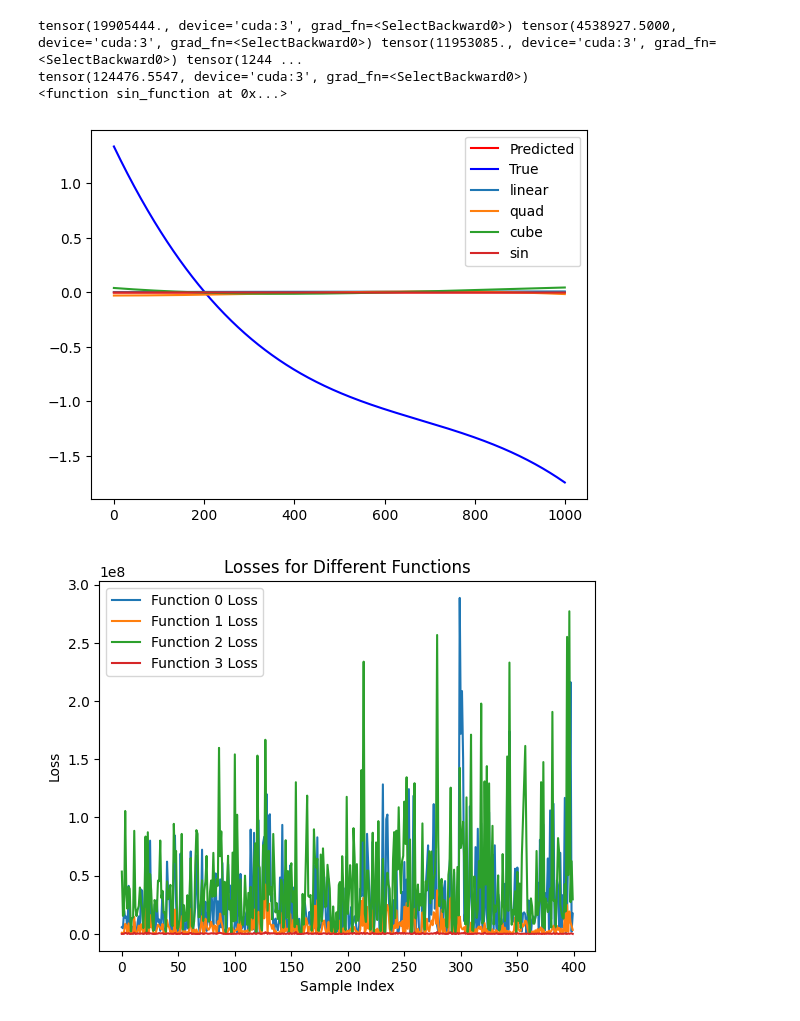
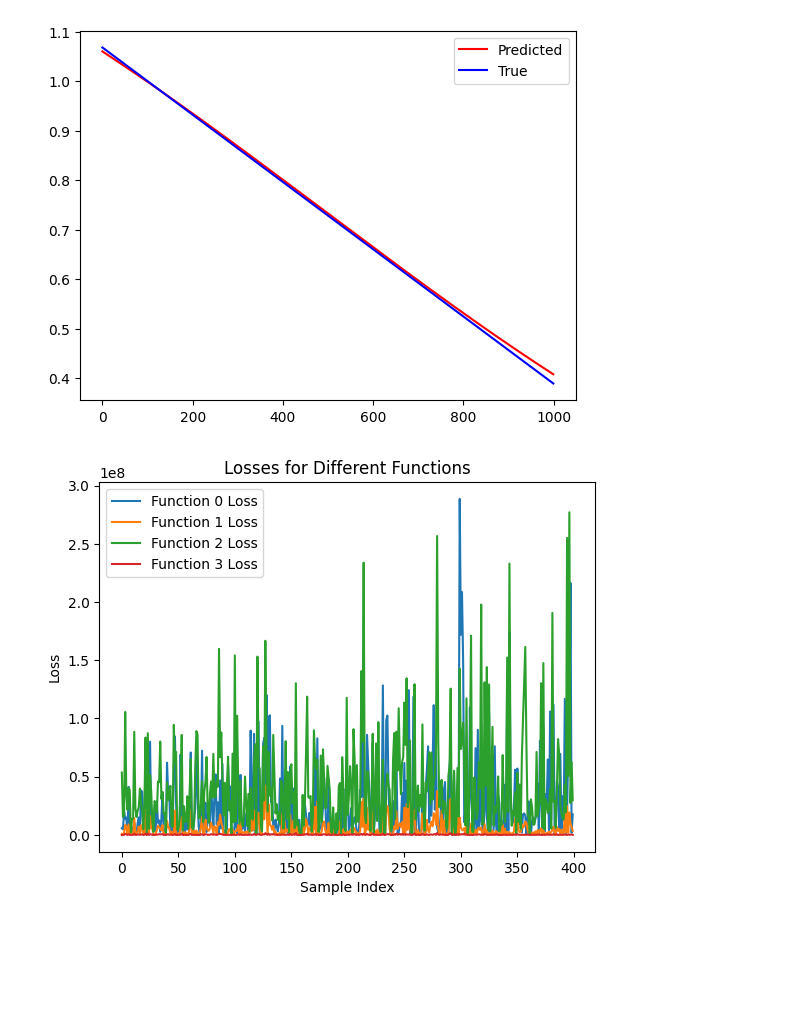
Before and after one commit to ctsai64/MultiFunc, a Jupyter notebook: muli_func_extensible.ipynb, the cells around one changed output. Drawn from its saved outputs; the diff is of its cells as text; code cells hidden in the pictures; blank space fills up the shorter version.

```diff
--- a/muli_func_extensible.ipynb
+++ b/muli_func_extensible.ipynb
@@ -283,9 +278,9 @@ def generate_data(x, num_params, function, drange=[-1,1], sample_size=1000, devi
     return torch.sum(out, dim=3)
 # %%
 sample_size = 10000
-batch_size = 500
+batch_size = 50
 data_range = [-1, 1]
-num_funcs = 4
+num_funcs = 3
 
 x_values = torch.linspace(data_range[0], data_range[1], 1000)
 
@@ -301,7 +296,7 @@ cube_full = cube.generate()
 sin = Sin_func(x=x_values, range=data_range, sample_size=sample_size, device=device)
 sin_full = sin.generate()
 
-all_data = DataLoader(torch.vstack((lin_full, quad_full, cube_full, sin_full)), batch_size=batch_size, shuffle=True)
+all_data = DataLoader(torch.vstack([cube_full, quad_full, lin_full]), batch_size=batch_size, shuffle=True)#,sin_full)), batch_size=batch_size, shuffle=True)
 # %%
 for i in range(10):
     r = np.random.randint(sample_size)
@@ -318,11 +313,11 @@ loss_func = nn.MSELoss()
 optimizer = optim.Adam(model.parameters(), lr=0.001)
 scheduler = StepLR(optimizer, step_size=10, gamma=0.1)
 # %%
-functions = [[linear_function, quadratic_function, cubic_function, sin_function], [2,3,4,3]]
-model = Multi_Func(functions=functions, x_data=x_values, input_channels=1, device=device).to(device)
+model = Multi_Func(functions=[[linear_function, quadratic_function, cubic_function], [2,3,4]], x_data=x_values, input_channels=1, device=device).to(device)
 loss_func = nn.MSELoss()
 optimizer = optim.Adam(model.parameters(), lr=0.001)
 scheduler = StepLR(optimizer, step_size=10, gamma=0.1)
+
 epochs = 20
 for epoch in range(epochs):
     start_time = time.time()
@@ -403,22 +386,19 @@ t_data = torch.vstack([t_lin_full, t_quad_full, t_cube_full, t_sin_full])
 # %%
 model.eval
 best_outs, best_losses, best_funcs, outputs, losses = model(t_data)
 rand = np.random.randint(0, t_sample_size*4)
-print(losses[0][rand], losses[1][rand],losses[2][rand],losses[3][rand])
-print(best_losses[rand])
-print(best_funcs[rand])
+#print(losses[0][rand], losses[1][rand],losses[2][rand],losses[3][rand])
+#print(best_losses[rand])
+#print(best_funcs[rand])
 plt.plot(best_outs[rand].detach().cpu().numpy(), "r", label='Predicted')
 plt.plot(t_data[rand].detach().cpu().numpy(), "b", label='True')
-plt.plot(outputs[0][rand].detach().cpu().numpy(), '-', label='linear')
-plt.plot(outputs[1][rand].detach().cpu().numpy(), '-', label='quad')
-plt.plot(outputs[2][rand].detach().cpu().numpy(), '-', label='cube')
-plt.plot(outputs[3][rand].detach().cpu().numpy(), '-', label='sin')
+#plt.plot(outputs[0][rand].detach().cpu().numpy(), '-', label='linear')
+#plt.plot(outputs[1][rand].detach().cpu().numpy(), '-', label='quad')
+#plt.plot(outputs[2][rand].detach().cpu().numpy(), '-', label='cube')
+#plt.plot(outputs[3][rand].detach().cpu().numpy(), '-', label='sin')
 plt.legend();
 # %% [output]
-tensor(19905444., device='cuda:3', grad_fn=<SelectBackward0>) tensor(4538927.5000, device='cuda:3', grad_fn=<SelectBackward0>) tensor(11953085., device='cuda:3', grad_fn=<SelectBackward0>) tensor(1244 ...
-tensor(124476.5547, device='cuda:3', grad_fn=<SelectBackward0>)
-<function sin_function at 0x...>
-[figure, old version]
+[figure, new version]
 # %%
 for i, loss in enumerate(losses):
     plt.plot(loss.cpu().detach().numpy(), label=f'Function {i} Loss')
```
Also changed, not shown: parts of 5 cells of this notebook, 1 other file.
